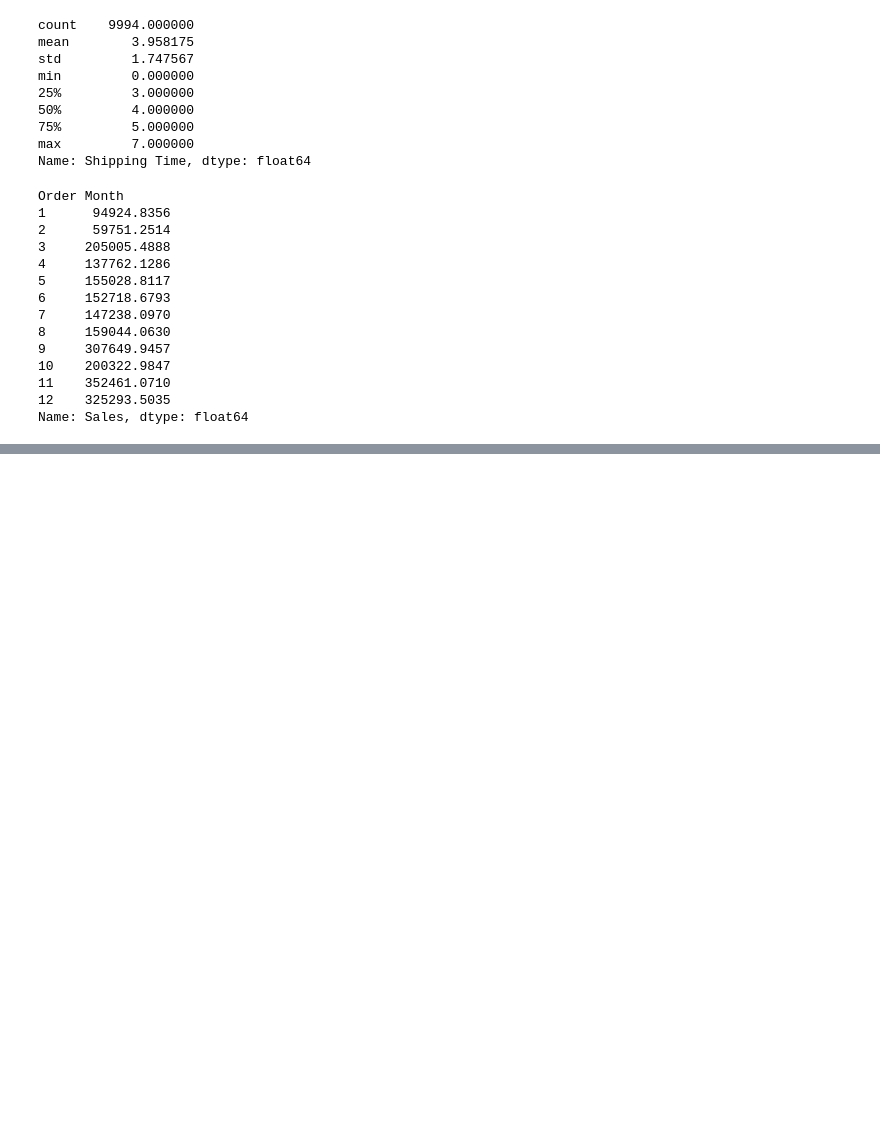
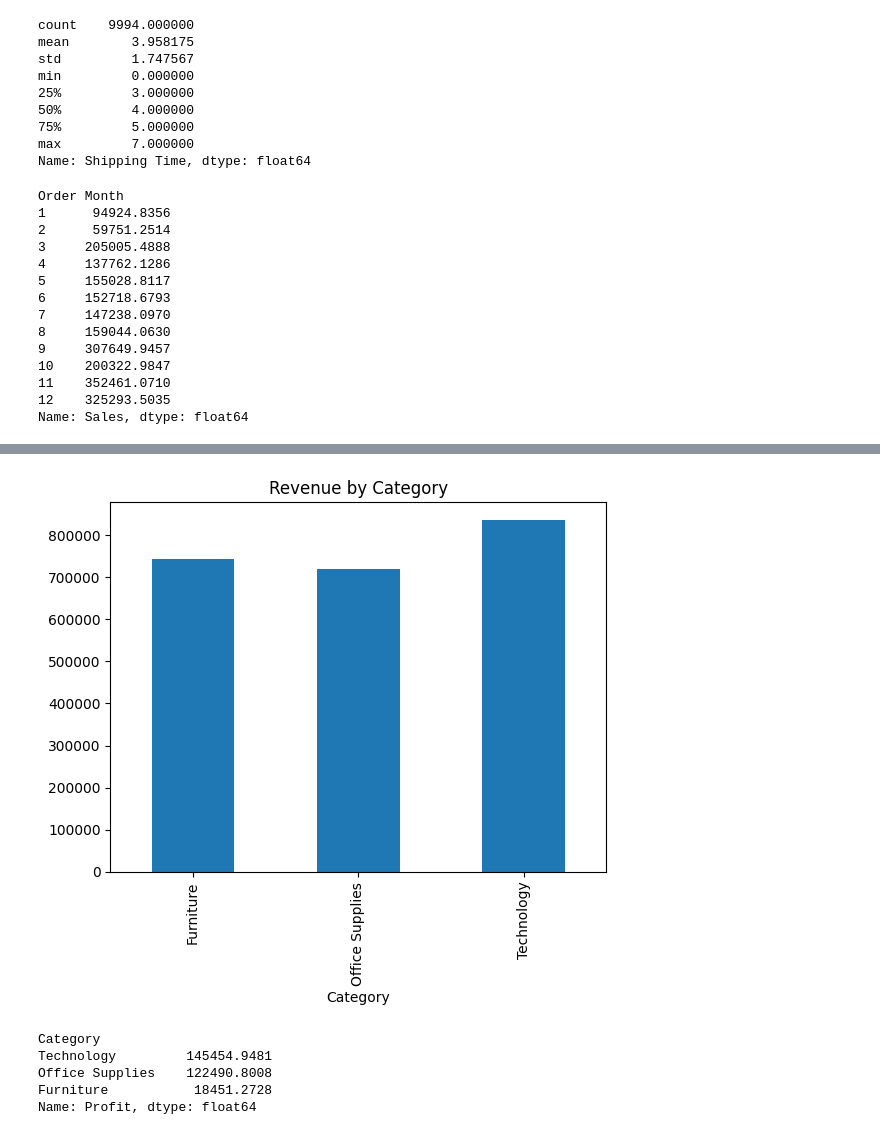
Before and after one commit to joserquezada/Superstore-Sales-Analysis, a Jupyter notebook: notebooks/exploration.ipynb, the cells around one changed output, grey strips where cells are left out. Cells and saved outputs as stored; diff of their text form; code cells hidden in the pictures; blank space fills up the shorter version.

```diff
--- a/notebooks/exploration.ipynb
+++ b/notebooks/exploration.ipynb
@@ -209,0 +217,17 @@ category_sales.sort_values(ascending=False)
+# %%
+## Plotting Revenue by Category
+category_sales.plot(kind="bar")
+plt.title("Revenue by Category")
+plt.show()
+# %% [output]
+[figure, added]
+# %%
+## Profit By Category
+category_profit = df.groupby(["Category"])["Profit"].sum()
+category_profit.sort_values(ascending=False)
+# %% [output]
+Category
+Technology         145454.9481
+Office Supplies    122490.8008
+Furniture           18451.2728
+Name: Profit, dtype: float64
```
Also changed, not shown: parts of 20 cells of this notebook.
